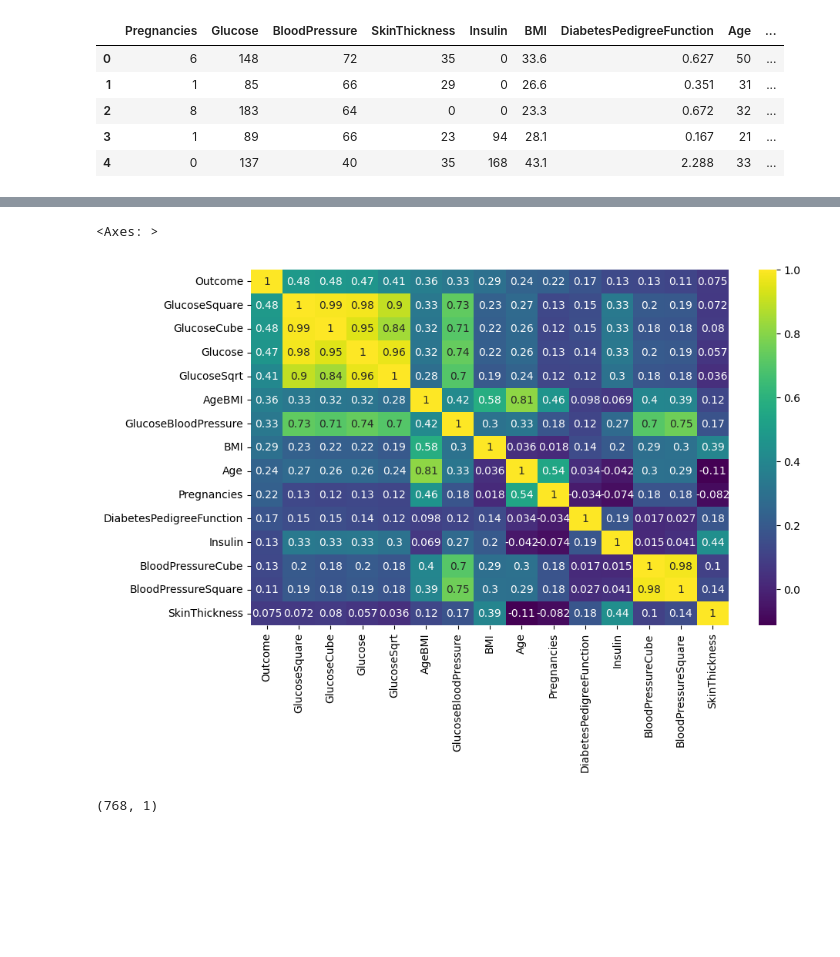
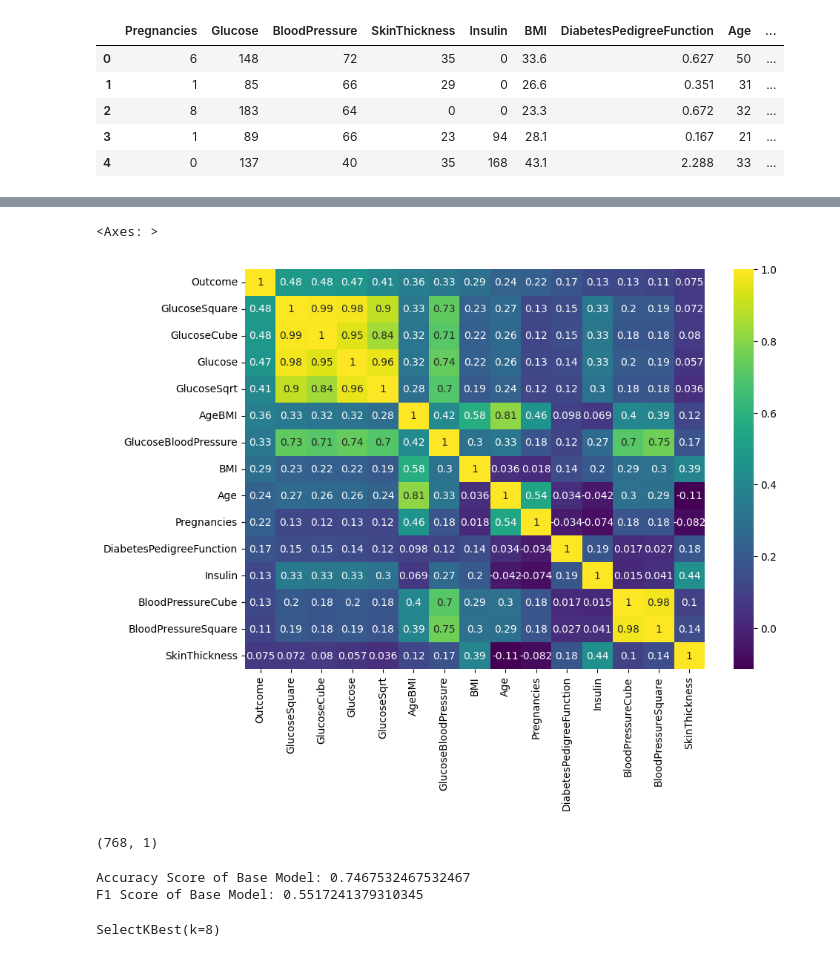
Before and after one commit to Mostafij-k/Feature_Engineering_Methods, a Jupyter notebook: Feature_Selection/SelectBest_Recursion_Feature_Selection.ipynb, the cells around one changed output, grey strips where cells are left out. Cells and saved outputs as stored; diff of their text form; code cells hidden in the pictures; blank space fills up the shorter version.

Commit message:
SelectBest Technique to Select Best Feature

```diff
--- a/Feature_Selection/SelectBest_Recursion_Feature_Selection.ipynb
+++ b/Feature_Selection/SelectBest_Recursion_Feature_Selection.ipynb
@@ -185,18 +196,18 @@ numerical_feature_columns
  'GlucoseBloodPressure',
  'AgeBMI']
 # %%
-# Draw heatmap
+# Draw heatmap to show the correlation among different features
 target='Outcome'
 k = 15 #number of variables for heatmap
 num_df = df[numerical_feature_columns]
 corr_matrix = num_df.corr()
 target_corr = corr_matrix[target]
 top_features = target_corr.nlargest(k)
 cols = top_features.index
 cm = df[cols].corr()
-plt.figure(figsize=(10,6))
+plt.figure(figsize=(10,7))
 sns.heatmap(cm, annot=True, cmap = 'viridis')
 # %% [output]
 <Axes: >
-[figure, old version]
+[figure, new version]
 # %%
@@ -214,0 +229,22 @@ X_train, X_test, y_train, y_test = train_test_split(
+# %%
+# Create Logisticregresstion object
+clf_lr=LogisticRegression(max_iter=1000)
+# Create a baseline model for logistic regresssion
+clf_lr.fit(X_train, y_train)
+# Evaluate the model
+y_pred=clf_lr.predict(X_test)
+# Findout the accuracy
+print('Accuracy Score of Base Model:', accuracy_score(y_test, y_pred))
+print('F1 Score of Base Model:', f1_score(y_test, y_pred))
+# %% [output]
+Accuracy Score of Base Model: 0.7467532467532467
+F1 Score of Base Model: 0.5517241379310345
+# %%
+# Now perform feature selection
+
+# Create SelectBest Object with ANOVA function_Score
+select_feature=SelectKBest(f_classif, k=8)
+# Fit the selection model with X_train and Y-train
+select_feature.fit(X_train, y_train)
+# %% [output]
+SelectKBest(k=8)
```
Also changed, not shown: parts of 27 cells of this notebook.
